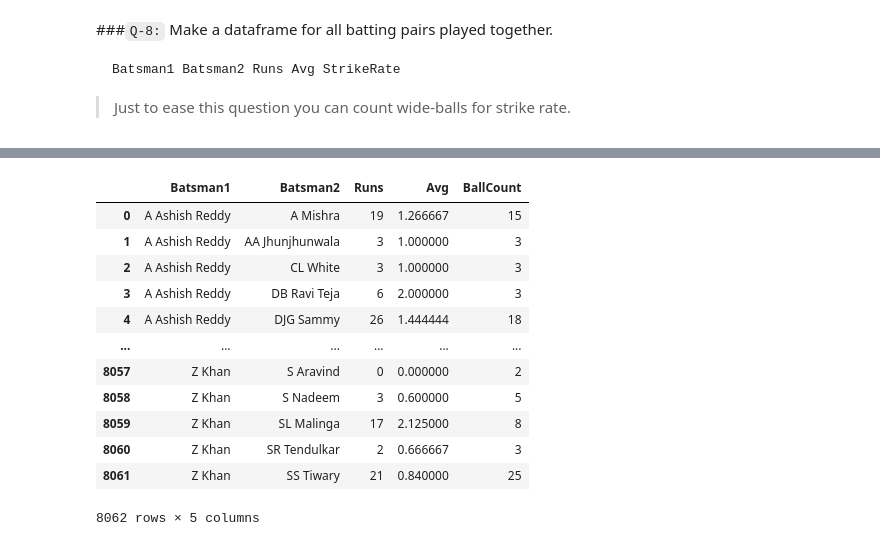
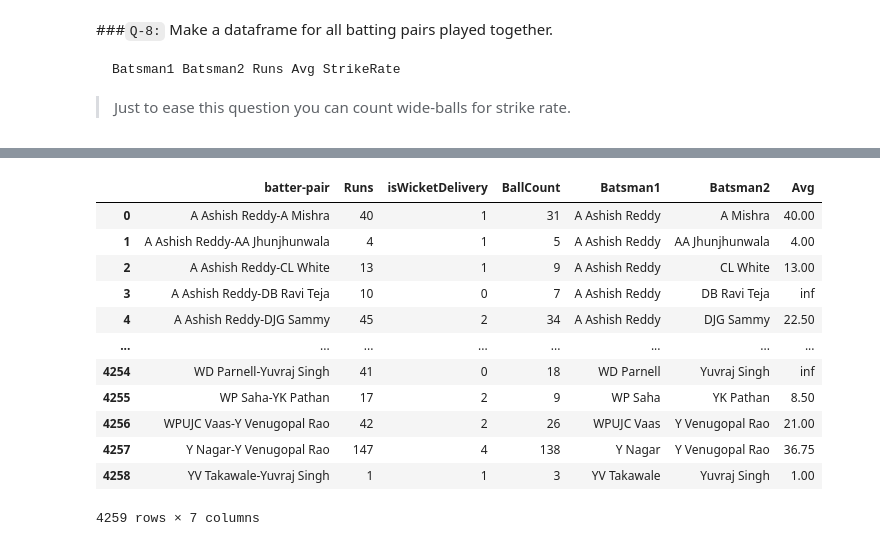
Before and after one commit to sinara08/Practice_Python, a Jupyter notebook: numpy_and_pandas/Tasks/Groupby_Pandas_session_19_tasks.ipynb, the cells around one changed output, grey strips where cells are left out. Cells and saved outputs as stored; diff of their text form; code cells hidden in the pictures.

```diff
--- a/numpy_and_pandas/Tasks/Groupby_Pandas_session_19_tasks.ipynb
+++ b/numpy_and_pandas/Tasks/Groupby_Pandas_session_19_tasks.ipynb
@@ -321,22 +356,30 @@ ipl
-# %%
-df = ipl.groupby(['batter','non-striker']).agg({'batsman_run':['sum','mean'],
-                                                                       'ballnumber': 'count'}).reset_index()
-df.columns=['Batsman1','Batsman2','Runs', 'Avg','BallCount']
-
-df
-# %% [output]
-|  | Batsman1 | Batsman2 | Runs | Avg | BallCount |
-| 0 | A Ashish Reddy | A Mishra | 19 | 1.266667 | 15 |
-| 1 | A Ashish Reddy | AA Jhunjhunwala | 3 | 1.000000 | 3 |
-| 2 | A Ashish Reddy | CL White | 3 | 1.000000 | 3 |
-| 3 | A Ashish Reddy | DB Ravi Teja | 6 | 2.000000 | 3 |
-| 4 | A Ashish Reddy | DJG Sammy | 26 | 1.444444 | 18 |
-| ... | ... | ... | ... | ... | ... |
-| 8057 | Z Khan | S Aravind | 0 | 0.000000 | 2 |
-| 8058 | Z Khan | S Nadeem | 3 | 0.600000 | 5 |
-| 8059 | Z Khan | SL Malinga | 17 | 2.125000 | 8 |
-| 8060 | Z Khan | SR Tendulkar | 2 | 0.666667 | 3 |
-| 8061 | Z Khan | SS Tiwary | 21 | 0.840000 | 25 |
-8062 rows × 5 columns
+# %%
+
+
+df = ipl.groupby(['batter-pair']).agg({'total_run':['sum'],
+                                                "isWicketDelivery": "sum",
+                                                                       'ballnumber': 'count'}).reset_index()
+
+df['Batsman1'] = df["batter-pair"].apply(lambda x:x.split('-')[0])
+df['Batsman2'] = df["batter-pair"].apply(lambda x:x.split('-')[1])
+df.columns=['batter-pair','Runs', 'isWicketDelivery','BallCount','Batsman1','Batsman2']
+
+
+df['Avg'] = df['Runs'] / df['isWicketDelivery']
+df
+# %% [output]
+|  | batter-pair | Runs | isWicketDelivery | BallCount | Batsman1 | Batsman2 | Avg |
+| 0 | A Ashish Reddy-A Mishra | 40 | 1 | 31 | A Ashish Reddy | A Mishra | 40.00 |
+| 1 | A Ashish Reddy-AA Jhunjhunwala | 4 | 1 | 5 | A Ashish Reddy | AA Jhunjhunwala | 4.00 |
+| 2 | A Ashish Reddy-CL White | 13 | 1 | 9 | A Ashish Reddy | CL White | 13.00 |
+| 3 | A Ashish Reddy-DB Ravi Teja | 10 | 0 | 7 | A Ashish Reddy | DB Ravi Teja | inf |
+| 4 | A Ashish Reddy-DJG Sammy | 45 | 2 | 34 | A Ashish Reddy | DJG Sammy | 22.50 |
+| ... | ... | ... | ... | ... | ... | ... | ... |
+| 4254 | WD Parnell-Yuvraj Singh | 41 | 0 | 18 | WD Parnell | Yuvraj Singh | inf |
+| 4255 | WP Saha-YK Pathan | 17 | 2 | 9 | WP Saha | YK Pathan | 8.50 |
+| 4256 | WPUJC Vaas-Y Venugopal Rao | 42 | 2 | 26 | WPUJC Vaas | Y Venugopal Rao | 21.00 |
+| 4257 | Y Nagar-Y Venugopal Rao | 147 | 4 | 138 | Y Nagar | Y Venugopal Rao | 36.75 |
+| 4258 | YV Takawale-Yuvraj Singh | 1 | 1 | 3 | YV Takawale | Yuvraj Singh | 1.00 |
+4259 rows × 7 columns
 # %%
 df['SR'] = df['Runs']/df['BallCount'] * 100
```
Also changed, not shown: parts of 11 cells of this notebook.
